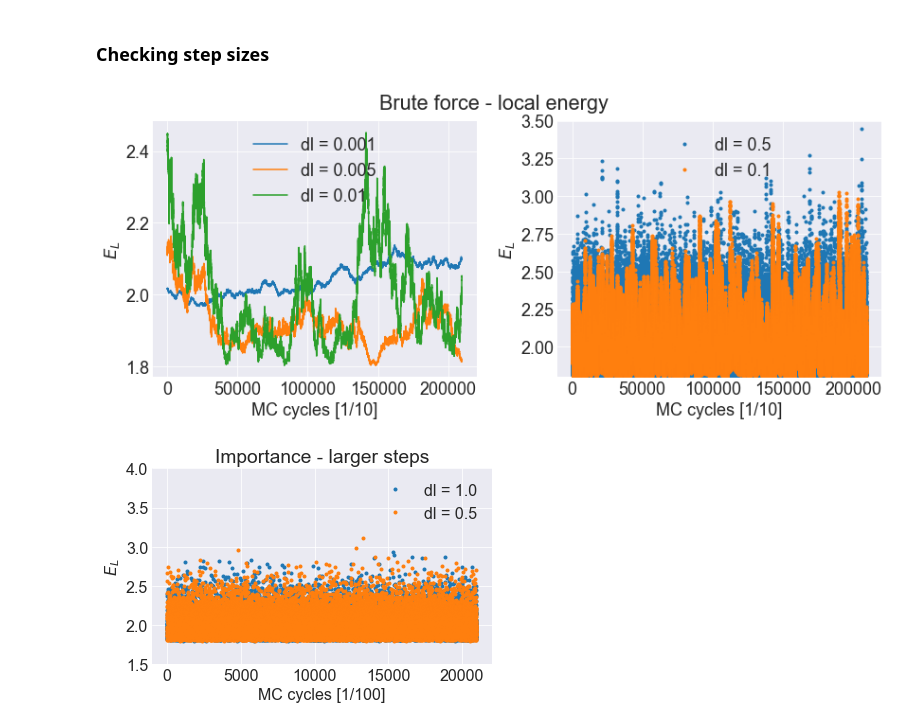
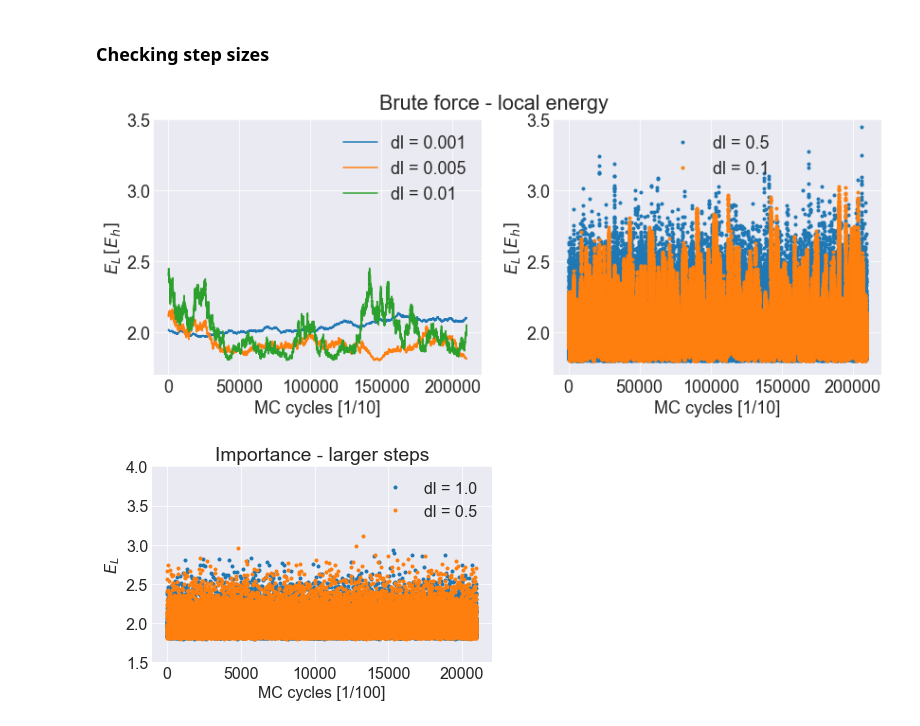
Before and after one commit to vildemjo/vmc_fermions, a Jupyter notebook: analysisscripts/plotting.ipynb, the cells around one changed output. Drawn from its saved outputs; the diff is of its cells as text; code cells hidden in the pictures.

Commit message:
Wrote abstract, introduction and fixed plots
Also continued with trying to find parameters for N=12.

```diff
--- a/analysisscripts/plotting.ipynb
+++ b/analysisscripts/plotting.ipynb
@@ -539,38 +652,39 @@ E3 = loadtxt("../Output//exercise_d//allEnergies//analytical_2d_2p_stepsize_10_M
 E_less = E[0::10]
 E2_less = E2[0::10]
 E3_less = E3[0::10]
 # E4_less = E4[0::10]
 
 figure(figsize=(12,5))
-suptitle("Brute force - local energy", y=1.005)
+suptitle("Brute force - local energy", y=1.00)
 subplot(1,2,1)
-ylabel("$E_L$")
+ylabel("$E_L\, [E_h]$")
 xlabel("MC cycles [1/10]")
 plot(E2_less, label="dl = 0.001")
 plot(E_less, label="dl = 0.005")
 plot(E3_less, label="dl = 0.01")
+ylim([1.7, 3.5])
 # plot(E4_less, label="dl = 0.05")
 legend()
 
 E = loadtxt("../Output//exercise_d//allEnergies//analytical_2d_2p_stepsize_500_MC_21_brute_force_energy.txt", skiprows=5)
 E2 = loadtxt("../Output//exercise_d//allEnergies//analytical_2d_2p_stepsize_100_MC_21_brute_force_energy.txt", skiprows=5)
 
 E_less = E[0::10]
 E2_less = E2[0::10]
 
 subplot(1,2,2)
 # title("Brute force - larger steps")
-ylabel("$E_L$")
+ylabel("$E_L \,[E_h]$")
 xlabel("MC cycles [1/10]")
-ylim([1.8-0.001, 3.5])
+ylim([1.7, 3.5])
 plot(E_less,"." ,label="dl = 0.5")
 plot(E2_less,"." ,label="dl = 0.1")
 legend()
 tight_layout()
 
 savefig("../Results/local_energy_step_sizes.png")
 # %% [output]
-[figure, old version]
+[figure, new version]
 # %%
 E = loadtxt("../Output//exercise_d//allEnergies//analytical_2d_2p_stepsize_500_MC_21_importance_energy.txt", skiprows=5)
 E2 = loadtxt("../Output//exercise_d//allEnergies//analytical_2d_2p_stepsize_1000_MC_21_importance_energy.txt", skiprows=5)
```
Also changed, not shown: parts of 10 cells of this notebook, 19 other files.
